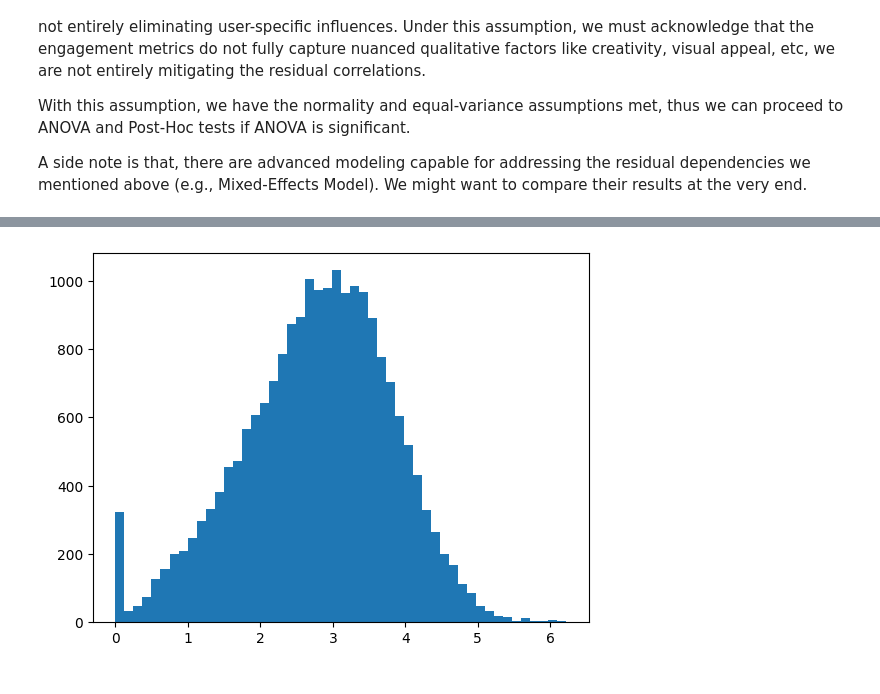
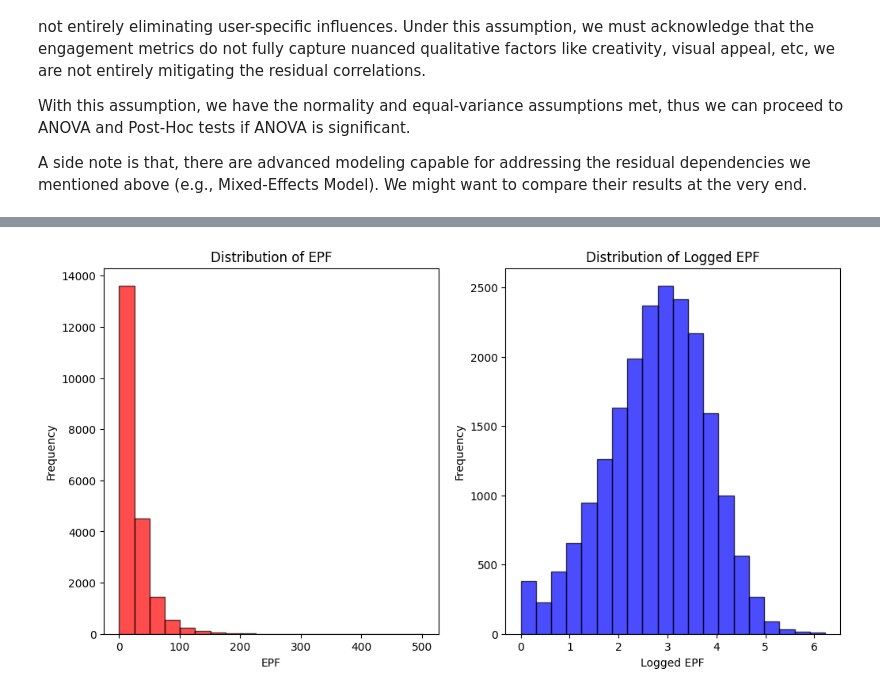
Before and after one commit to Mirrien-Liang/posting-time-impact-analysis, a Jupyter notebook: notebooks/data_cleaning.ipynb, the cells around one changed output, grey strips where cells are left out. Drawn from its saved outputs; the diff is of its cells as text; code cells hidden in the pictures.

```diff
--- a/notebooks/data_cleaning.ipynb
+++ b/notebooks/data_cleaning.ipynb
@@ -1207,7 +1236,7 @@ plt.show()
 [figure]
 # %%
 # Remove identified outliers from data
-imputed_3 = imputed_2[imputed_2["labels"] != 1]
+imputed_3 = imputed_2[imputed_2["labels"] != -1]
 print(imputed_3[["followers", "likes_count", "comments_count", "video_view_count"]].describe())
 
 # Only 19 removed, but the small number suggests additional methods needed.
@@ -1317,32 +1346,65 @@ summarize_dataframe(imputed_3)
 | 30 | labels | int64 | 0.0 | 1 | NaN | NaN | NaN | NaN | NaN | ... |
 # %%
 # Aggregate by user-day-time combination
-aggregated = imputed_3.groupby(
-    by=['user_id', 'day_of_week_pst', 'categorized_created_at_pst'],
-).agg(
-    {
-        'total_posts': 'mean',
-        'followers': 'mean',
-        'followings': 'mean',
-        'likes_count': 'mean',
-        'comments_count': 'mean',
-        'video_view_count': 'mean',
-        'video_duration': 'mean',
-    }
-).dropna().reset_index()
+aggregated = (
+    imputed_3.groupby(
+        by=["user_id", "day_of_week_pst", "categorized_created_at_pst"],
+    )
+    .agg(
+        {
+            "total_posts": "mean",
+            "followers": "mean",
+            "followings": "mean",
+            "likes_count": "mean",
+            "comments_count": "mean",
+            "video_view_count": "mean",
+            "video_duration": "mean",
+        }
+    )
+    .dropna()
+    .reset_index()
+)
 
 # Replace 2-col bin with 1-col bin
-aggregated['day_time_group'] = aggregated['day_of_week_pst'].astype(str) + '_' + aggregated['categorized_created_at_pst'].astype(str)
+aggregated["day_time_group"] = (
+    aggregated["day_of_week_pst"].astype(str)
+    + "_"
+    + aggregated["categorized_created_at_pst"].astype(str)
+)
 
 # Devise engagement velocity metric
-# (For each 100 views, how many likes+comments can it gain?)
-# x
-# (For each 10000 increase in followers, how many logged views can it gain?)
-aggregated['EPF'] = np.log1p(((aggregated['likes_count'] + aggregated['comments_count']) / aggregated['followers']) * 1000)
-# aggregated['EPV'] = (aggregated['likes_count'] + aggregated['comments_count']) / (np.log1p(aggregated['video_view_count'])+1) * 100
+aggregated["EPF"] = (
+    (aggregated["likes_count"] + aggregated["comments_count"]) / aggregated["followers"]
+) * 1000
+aggregated["log_EPF"] = np.log1p(aggregated["EPF"])
 
-# Check EPF and EPV
-plt.hist((aggregated['EPF']), bins=50)
+# Check EPF
+plt.figure(figsize=(12, 6))
+plt.subplot(1, 2, 1)
+plt.hist(
+    aggregated["EPF"],
+    bins=20,
+    alpha=0.7,
+    color="red",
+    edgecolor="black",
+    label="EPF",
+)
+plt.title("Distribution of EPF")
+plt.xlabel("EPF")
+plt.ylabel("Frequency")
+
+plt.subplot(1, 2, 2)
+plt.hist(
+    aggregated["log_EPF"],
+    bins=20,
+    alpha=0.7,
+    color="blue",
+    edgecolor="black",
+    label="Logged EPF",
+)
+plt.title("Distribution of Logged EPF")
+plt.xlabel("Logged EPF")
+plt.ylabel("Frequency")
 plt.show()
 # %% [output]
-[figure, old version]
+[figure, new version]
```
Also changed, not shown: parts of 23 cells of this notebook.
